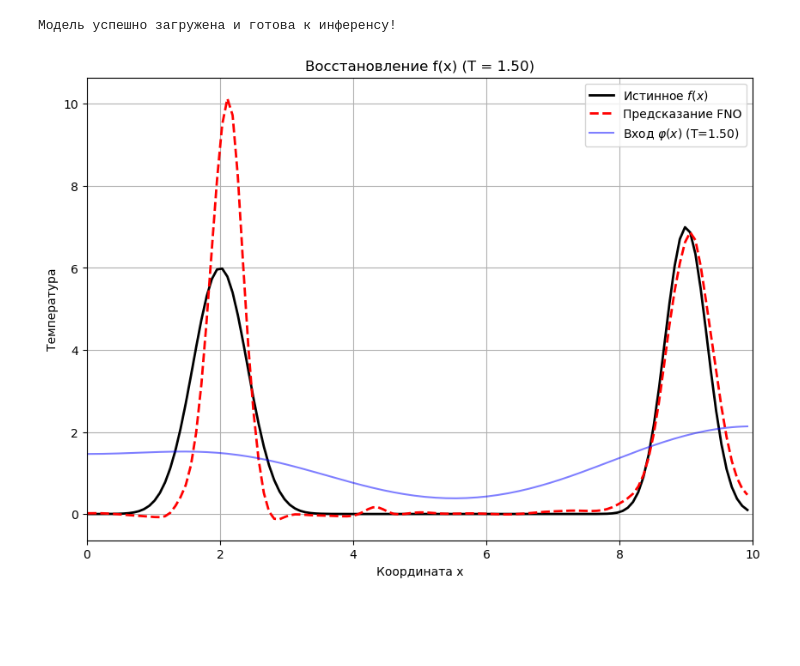
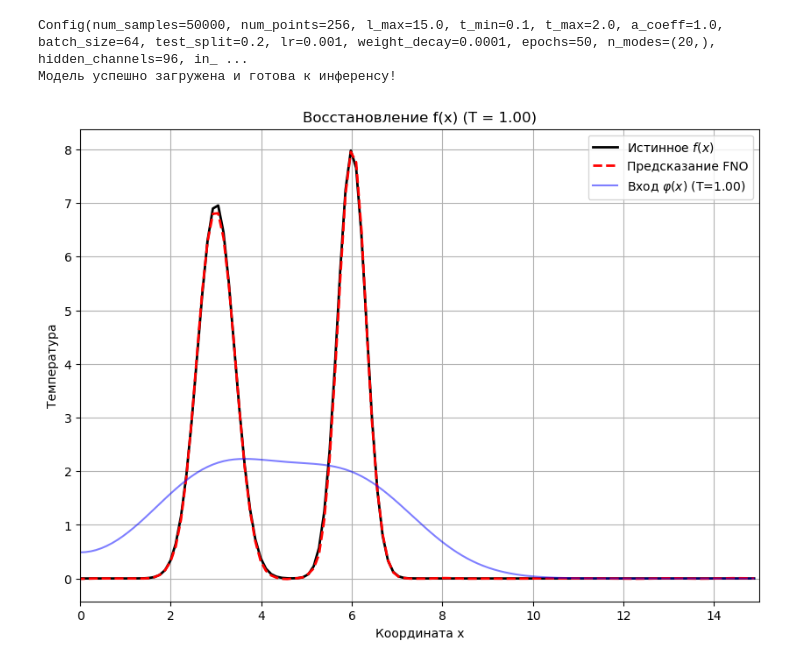
Before and after one commit to cardinaler/MastersThesis, a Jupyter notebook: notebooks/FNO/fno_testing.ipynb, the cells around one changed output. Cells and saved outputs as stored; diff of their text form; code cells hidden in the pictures; blank space fills up the shorter version.

```diff
--- a/notebooks/FNO/fno_testing.ipynb
+++ b/notebooks/FNO/fno_testing.ipynb
@@ -46,10 +19,13 @@ path_to_models = '../../models/'
 # %%
 device = torch.device('cuda' if torch.cuda.is_available() else 'cpu')
 
-checkpoint = torch.load(path_to_models + 'fno_5000.pth', map_location=device)
+checkpoint = torch.load(path_to_models + 'fno_anezy2_50000.pth', map_location=device)
 
 cfg = checkpoint['config']
-cfg.device = device
+cfg.pop('device', None)
+cfg = Config(**cfg, device=device)
+
+print(cfg)
 
 model = trainer.create_model(cfg)
 model.load_state_dict(checkpoint['model_state_dict'])
@@ -57,6 +33,7 @@ model.eval()
 
 print("Модель успешно загружена и готова к инференсу!")
 # %% [output]
+Config(num_samples=50000, num_points=256, l_max=15.0, t_min=0.1, t_max=2.0, a_coeff=1.0, batch_size=64, test_split=0.2, lr=0.001, weight_decay=0.0001, epochs=50, n_modes=(20,), hidden_channels=96, in_ ...
 Модель успешно загружена и готова к инференсу!
 # %%
 def generate_test(num_points, L_max, T, a=1.0):
@@ -103,34 +80,36 @@ def prepare_dataloaders_test(cfg : Config, T):
 # %%
 def f(x):
 
-  return  6 * np.exp(-3 *(np.abs(x) - 2)**2) +  7 * np.exp(-5 *(np.abs(x) - 9)**2)
+  return  7 * np.exp(-3 *(np.abs(x) - 3)**2) +  8 * np.exp(-5 *(np.abs(x) - 6)**2)
 # %%
 def f(x):
-
-  return  5 / (1 + 1*(np.abs(x) - 5)**2)
+  A = 5
+  alpha = 0.5
+  beta = 5
+  return  A / (1 + alpha*(np.abs(x) - beta)**2)
 # %%
-T = 1.5
+T = 1
 model.eval()
 with torch.no_grad():
     x_grid, test_input  = prepare_dataloaders_test(cfg, T)
     test_input = test_input.to(cfg.device)
     true_u0 = f(x_grid)
     pred_u0 = model(test_input).cpu().numpy()[0]
     phi_vis = test_input[0, 0, :].cpu().numpy()
     T_val = test_input[0, 1, 0].item()
 
 plt.figure(figsize=(10, 7))
 plt.plot(x_grid.numpy(), true_u0, label='Истинное $f(x)$', color='black', linewidth=2)
 plt.plot(x_grid.numpy(), pred_u0.reshape(-1), label='Предсказание FNO', color='red', linestyle='dashed', linewidth=2)
 plt.plot(x_grid.numpy(), phi_vis, label=f'Вход $\\varphi(x)$ (T={T_val:.2f})', color='blue', alpha=0.5)
-plt.xlim((0, 10))
+plt.xlim((0, 15))
 plt.title(f"Восстановление f(x) (T = {T_val:.2f})")
 plt.xlabel("Координата x")
 plt.ylabel("Температура")
 plt.legend()
 plt.grid(True)
-plt.savefig('experiment_fx2.pdf', format='pdf', bbox_inches='tight')
+plt.savefig('experiment_fx6.pdf', format='pdf', bbox_inches='tight')
 
 plt.show()
 # %% [output]
-[figure, old version]
+[figure, new version]
```
Also changed, not shown: parts of 2 cells of this notebook, 25 other files.
